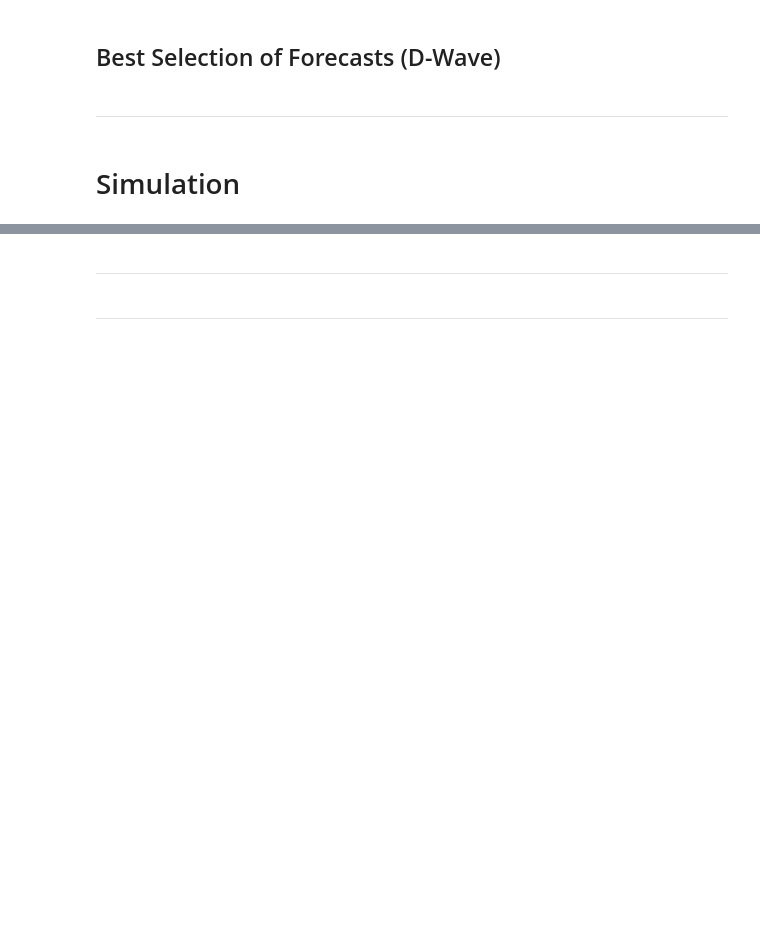
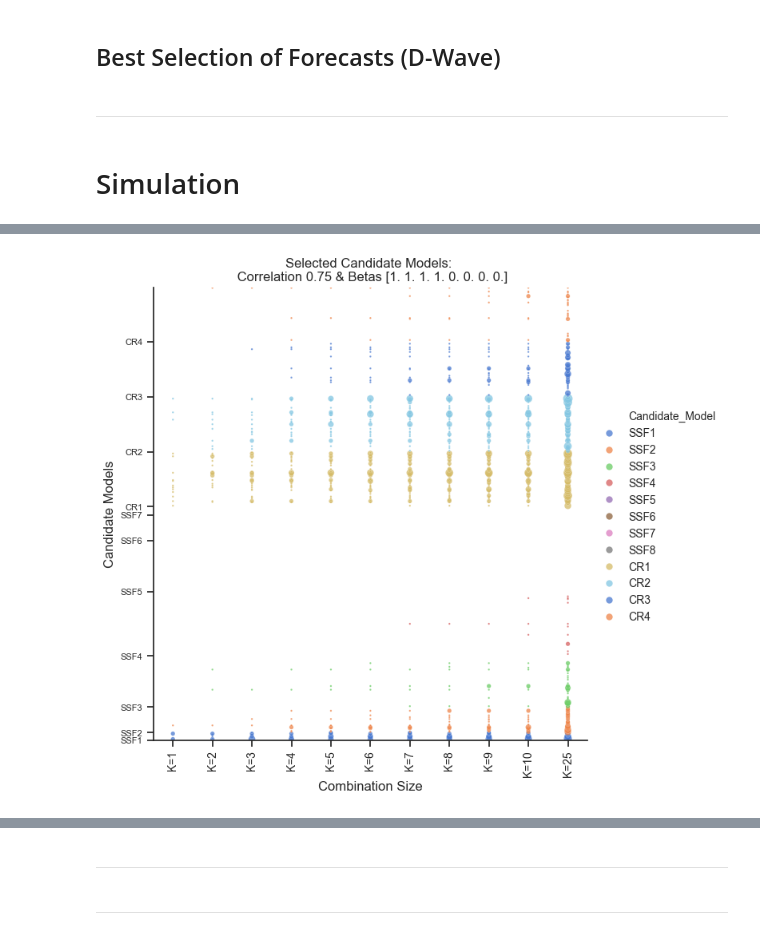
Before and after one commit to lehmasve/BSSF, a Jupyter notebook: Code/main_script.ipynb, the cells around one changed output, grey strips where cells are left out. Cells and saved outputs as stored; diff of their text form; code cells hidden in the pictures; blank space fills up the shorter version.

Commit message:
Updated plots

```diff
--- a/Code/main_script.ipynb
+++ b/Code/main_script.ipynb
@@ -325,7 +326,7 @@ def bssf(Y_train, cf_train, cf_pred, alpha, n_sub, n_times):
     #result    =  solve_qubo(Q)
     #solution  =  result.solution
     model = gp.Model()
-    model.Params.TimeLimit = 1*30
+    model.Params.TimeLimit = 1*10
     b = model.addMVar(shape=Q.shape[0], vtype=gp.GRB.BINARY, name="b")
     model.setObjective(b @ Q @ b, gp.GRB.MINIMIZE)
     model.optimize()
@@ -347,14 +348,14 @@ def bssf(Y_train, cf_train, cf_pred, alpha, n_sub, n_times):
 # %%
 ###### MC-Parameter ######
 # Number of MC-Runs
-n_mc  =  100
+n_mc  =  20
 
 # Set Parameter
 n_obs       =  100
 n_preds     =  8
 init        =  50
 mlags       =  0
-corr_range  =  [0.5, 0.95]
+corr_range  =  [0.75, 0.95]
 b_range     =  np.array([[1.0, 1.0, 1.0, 1.0, 0.0, 0.0, 0.0, 0.0], [1.0, 1.0, 1.0, 1.0, 1.0, 1.0, 1.0, 1.0]])
 
 ###### Parameter Subset Forecasts ######
@@ -384,9 +385,9 @@ n_cr  =  len(cr_range) * len(rep_range)
 # n_dt  =  len(dt_range)
 
 ###### Parameter BSSF ######
-alpha       =  7.5
+alpha       =  10.0
 n_times     =  250
-bssf_range  =  [1, 2, 3, 4, 5, 6, 7, 8, 9, 10]
+bssf_range  =  [1, 2, 3, 4, 5, 6, 7, 8, 9, 10, 25]
 n_bssf      =  len(bssf_range)
 
 ######## Objects ########
@@ -556,0 +592,84 @@ array([[ 1.,  1.,  1., ..., nan, nan, nan],
+# %%
+for b in range(len(b_range)):
+    for p in range(len(corr_range)):
+
+        # Subset Weights
+        chosen_cm = cf_weights[np.arange(b, n_mc * len(corr_range) * len(b_range), len(b_range))][np.arange(p, n_mc * len(corr_range), len(corr_range))]
+
+        # Aggregated
+        chosen_cm = np.sum(chosen_cm, axis = 0)
+
+        # Replace Zero with NaN
+        chosen_cm[chosen_cm == 0] = np.nan
+        chosen_cm_agg = chosen_cm.copy()
+
+        # Set to One
+        chosen_cm[chosen_cm > 1 ] = 1
+
+        # Adapt Column-Values
+        chosen_cm = chosen_cm * np.arange(1, chosen_cm.shape[1]+1)
+
+        # Create DataFrame
+        chosen_cm = pd.DataFrame(chosen_cm, index = [f"K={k}" for k in bssf_range], columns = [*ssf_names, *cr_names])
+        chosen_cm_agg = pd.DataFrame(chosen_cm_agg, index = [f"K={k}" for k in bssf_range], columns = [*ssf_names, *cr_names])
+
+        # Index
+        chosen_cm = chosen_cm.reset_index(names="INDEX")
+        chosen_cm_agg = chosen_cm_agg.reset_index(names="INDEX")
+
+        # Melt Data
+        chosen_cm = chosen_cm.melt(id_vars = 'INDEX', var_name = 'Candidate_Model', value_name = 'Value')
+        chosen_cm_agg = chosen_cm_agg.melt(id_vars = 'INDEX', var_name = 'Candidate_Model', value_name = 'Weight')
+
+        # Concatenate
+        chosen_cm = pd.concat([chosen_cm, chosen_cm_agg])
+
+        # Transform Candidate Model Names
+        chosen_cm['Candidate_Model'] = chosen_cm['Candidate_Model'].str.split('_').str[0]
+        #chosen_cm['Candidate_Model'] = chosen_cm['Candidate_Model'].str.startswith("SSF").replace({True: "SSF", False: "CR"})
+
+        # Plot Theme
+        sns.set_theme(style="ticks")
+
+        # Draw each cell as a scatter point with varying size and color
+        g = sns.relplot(
+            data = chosen_cm,
+            y = 'Value', x = 'INDEX', hue = "Candidate_Model",
+            size = "Weight", sizes = (3, 75),
+            height = 6.5, alpha = 0.75, palette="muted",
+            #legend = True
+            )
+
+        # Legend
+        g._legend.remove()
+        h, l = g.ax.get_legend_handles_labels()
+        g.ax.legend(h[0:13], l[0:13], bbox_to_anchor=(1.0, 0.75), loc=2, fontsize=10, frameon=False)
+
+        # Title & Axis
+        g.set(xlabel='Combination Size',
+              ylabel='Candidate Models',
+              title=f"Selected Candidate Models: \n Correlation {corr_range[p]} & Betas {b_range[b]}")
+
+        # Margins
+        g.ax.margins(x = 0.05, y = 0)
+
+        # Set number of ticks for y-axis
+        idx = [0, 8, 36, 92, 162, 218, 246, 255, 315, 375, 435]
+        g.ax.set_yticks(idx)
+
+        # Set ticks labels for x-axis
+        g.ax.set_yticklabels([string.split("_")[0] for string in [[[*ssf_names, *cr_names]][0][i] for i in idx]], rotation='horizontal')
+
+        # Tick-Label Size
+        g.set_yticklabels(size = 8)
+        g.set_xticklabels(size = 10)
+
+        # Add Horizontal Lines
+        #for i in idx:
+        #    g.ax.axhline(y=i, color='r', linestyle='--', lw = 0.2)
+
+        # Rotate x-axis labels
+        for label in g.ax.get_xticklabels():
+            label.set_rotation(90)
+# %% [output]
+[figure, added]
```
Also changed, not shown: parts of 12 cells of this notebook.
